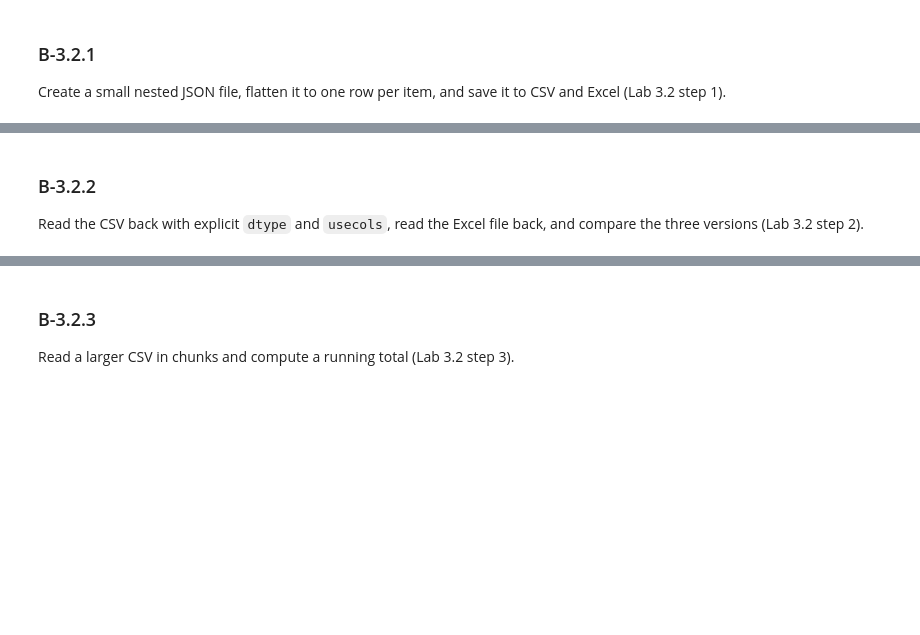
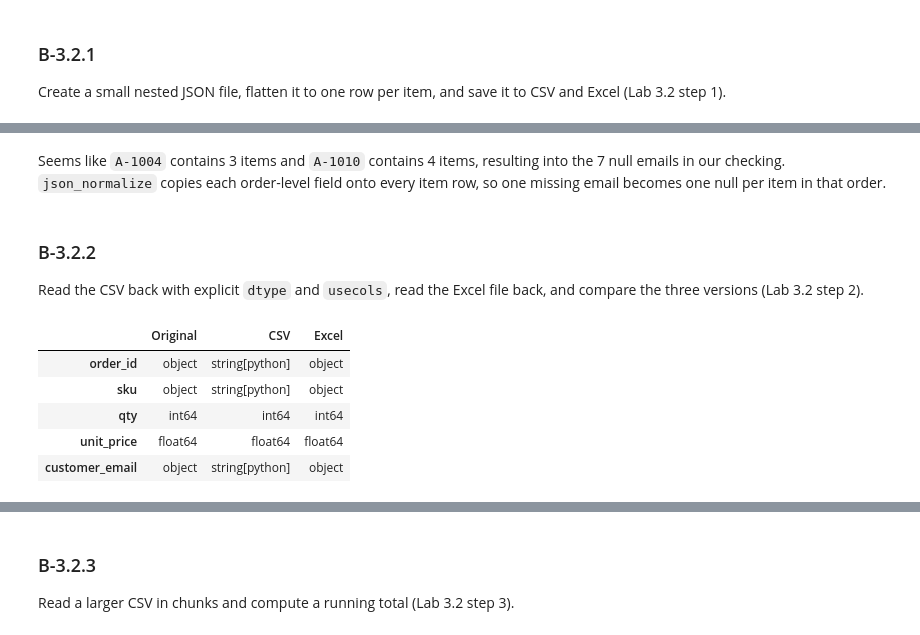
Before and after one commit to ejandrea-strat/python-training, a Jupyter notebook: work/module3_python_for_de.ipynb, the cells around one changed output, grey strips where cells are left out. Saved outputs shown, nothing was run; the diff lists cells and outputs as text; code cells hidden in the pictures; blank space fills up the shorter version.

```diff
--- a/work/module3_python_for_de.ipynb
+++ b/work/module3_python_for_de.ipynb
@@ -245,0 +359,2 @@ Create a small nested JSON file, flatten it to one row per item, and save it to
+# %% [markdown]
+Seems like `A-1004` contains 3 items and `A-1010` contains 4 items, resulting into the 7 null emails in our checking. `json_normalize` copies each order-level field onto every item row, so one missing email becomes one null per item in that order.
@@ -249,0 +387,15 @@ Read the CSV back with explicit `dtype` and `usecols`, read the Excel file back,
+# %%
+# Comparing column types between the three versions
+
+pd.DataFrame({
+    "Original": items[columns].dtypes,
+    "CSV": csv_items[columns].dtypes,
+    "Excel": excel_items[columns].dtypes,
+})
+# %% [output]
+|  | Original | CSV | Excel |
+| order_id | object | string[python] | object |
+| sku | object | string[python] | object |
+| qty | int64 | int64 | int64 |
+| unit_price | float64 | float64 | float64 |
+| customer_email | object | string[python] | object |
```
Also changed, not shown: parts of 20 cells of this notebook, 2 other files.
